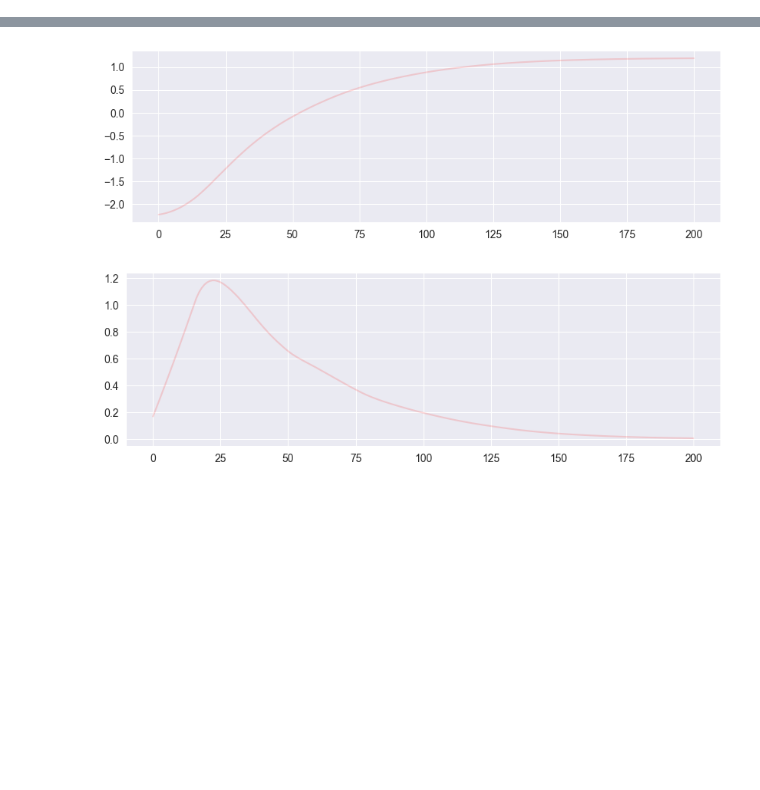
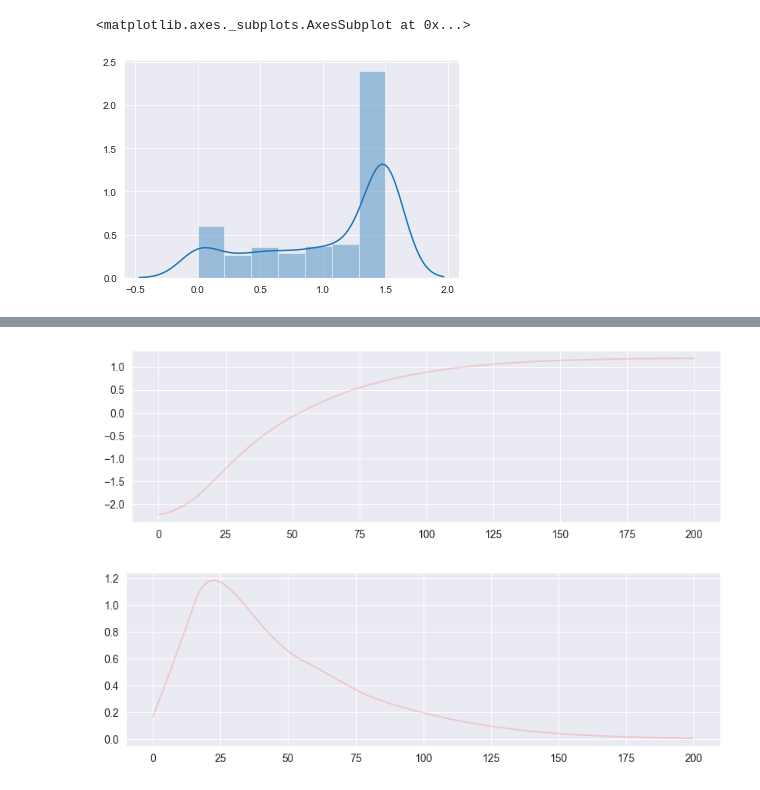
Before and after one commit to BVPhD/RL_scratch, a Jupyter notebook: Orbit_DDPG.ipynb, the cells around one changed output, grey strips where cells are left out. Cells and saved outputs as stored; diff of their text form; code cells hidden in the pictures; blank space fills up the shorter version.

```diff
--- a/Orbit_DDPG.ipynb
+++ b/Orbit_DDPG.ipynb
@@ -401,7 +405,7 @@ tgt_crt_net = ptan.agent.TargetNet(crt_net)
 agent = AgentDDPG(act_net, device=device)
 agent.ou_sigma = np.array([1.0,1.0])
 
-exp_source = ptan.experience.ExperienceSourceFirstLast(env, agent, gamma=GAMMA, steps_count=1)
+exp_source = ptan.experience.ExperienceSourceFirstLast(env, agent, gamma=GAMMA, steps_count=3)
 
 buffer = ptan.experience.ExperienceReplayBuffer(exp_source, buffer_size=REPLAY_SIZE)
 
@@ -440,8 +443,6 @@ while True:
     batch = buffer.sample(BATCH_SIZE)
     states_v, actions_v, rewards_v, dones_mask, last_states_v = \
         unpack_batch_ddqn(batch, device)
-
-    agent.ou_sigma = np.clip((1.-1./1e6)*agent.ou_sigma, a_min=0.1, a_max=np.inf)
 
     # train critic
     crt_opt.zero_grad()
@@ -473,13 +474,14 @@ while True:
     if (frame_idx % TEST_ITERS) == 0:
         ts = time.time()
         rewards, steps = test_net(act_net, env, device=device)
-        print("Test done in %.2f sec, avg reward %.3f, avg steps %d, frac of max %.3f" %
+        print("Test done in %.2f sec, avg reward %.6f, avg steps %d, frac of max %.5f" %
               (time.time() - ts, rewards, steps, float(steps/env.max_steps)))
 
         if best_reward is None or best_reward < rewards:
             if best_reward is not None:
-                print("Best reward updated: %.3f -> %.3f" % (best_reward, rewards))
-                name = "best_%+.3f_%d.dat" % (rewards, frame_idx)
+                print("Best reward updated: %.6f -> %.6f" % (best_reward, rewards))
+
+            agent.ou_sigma = np.clip((1.-1./1e6)*agent.ou_sigma, a_min=0.1, a_max=np.inf)
             best_reward = rewards
 
         if best_reward > 1e4:
@@ -491,0 +513,5 @@ array([0.98760248, 0.98760248])
+# %%
+sns.distplot(actions_v[:,0].data.cpu().numpy())
+# %% [output]
+<matplotlib.axes._subplots.AxesSubplot at 0x...>
+[figure, added]
```
Also changed, not shown: parts of 15 cells of this notebook.
